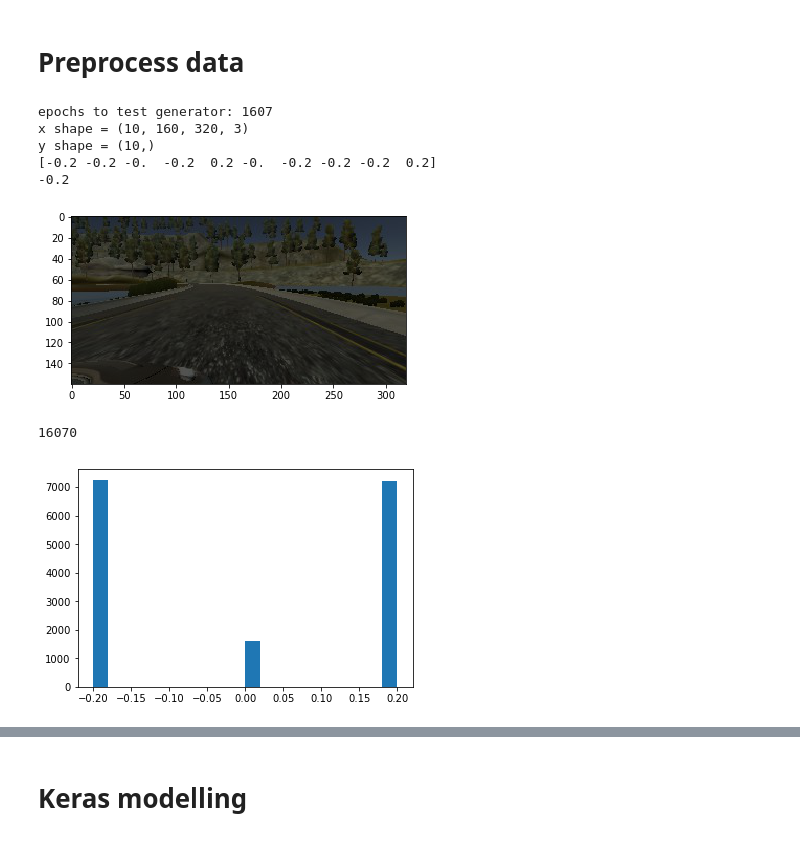
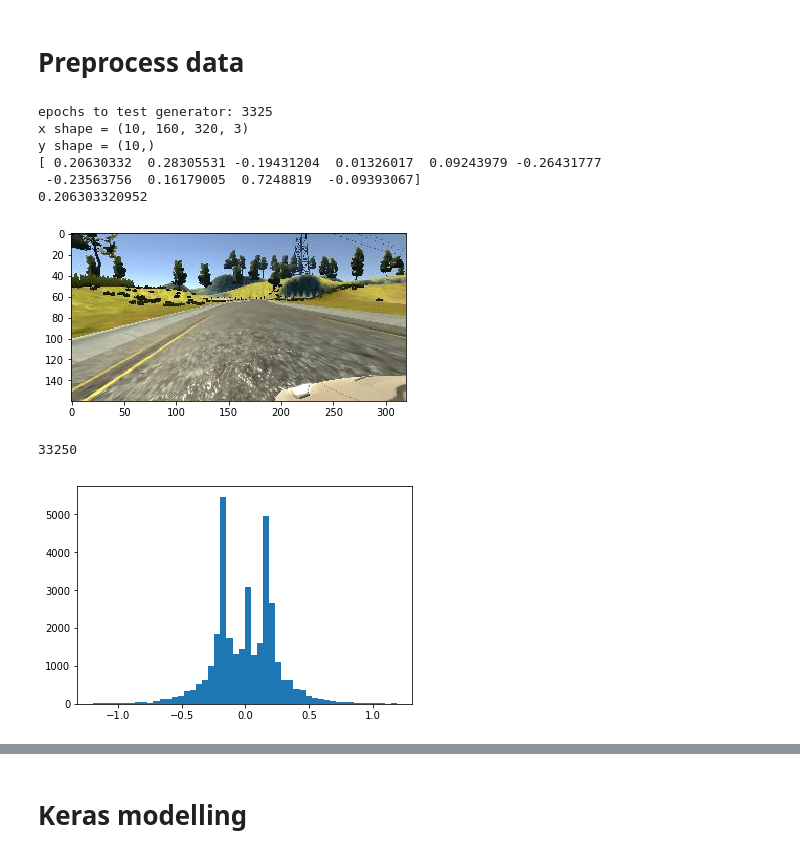
Before and after one commit to Sahanduiuc/udacity_sdcnd_project_3_behavioural_cloning, a Jupyter notebook: notebooks/04_model_data_grid_search.ipynb, the cells around one changed output, grey strips where cells are left out. Saved outputs shown, nothing was run; the diff lists cells and outputs as text; code cells hidden in the pictures.

```diff
--- a/notebooks/04_model_data_grid_search.ipynb
+++ b/notebooks/04_model_data_grid_search.ipynb
@@ -32,18 +34,17 @@ def data_generator(samples, shape, batch_size, correction, sensitivity,
             y = []
             for i, sample in enumerate(batch_samples):
                 # get steering angle
-                angle = float(line[4])
+                angle = float(sample[3])
 
                 # camera selection
                 #  -> drop near-0 angle data with probability
                 #  -> [0, 1, 2] = [center, left, right]
-                if abs(angle) < angle_threshold and np.random.random() < 0.7:
+                if abs(angle) < angle_threshold and np.random.random() < 0.5: #0.7
                     camera = np.random.choice([1, 2])
                 else:
                     camera = np.random.choice([0, 1, 2])
 
-                adjustment = np.random.uniform(correction-sensitivity,
-                                                   correction+sensitivity)
+                adjustment = np.random.uniform(correction-sensitivity, correction)
 
                 # adjust angle if needed
                 # -> factors[0, 1, -1] = [center, left, right]
@@ -99,38 +100,40 @@ def test_gen():
     test_generator = data_generator(
         samples,
         shape=(160,320,3),
         batch_size=test_gen_batch_size,
         correction=0.2,
-        sensitivity=0.0,
+        sensitivity=0.05,
         angle_threshold=0.85)
 
+    plt.ion()
     angles = []
     for i in tqdm_notebook(range(test_gen_epochs)):
         X_gen_batch, y_gen_batch = next(test_generator)
 
         # ensure images are coming through properly
         if i == 1:
             print('x shape = {}\ny shape = {}'.format(X_gen_batch.shape, y_gen_batch.shape))
             print(y_gen_batch)
             print(y_gen_batch[0])
             plt.imshow(X_gen_batch[0])
             plt.show()
 
         # keep angles, will review in histogram to see distribution
         angles.extend(y_gen_batch)
 
     print(len(angles))
-    plt.hist(angles, bins=20)
+    plt.hist(angles, bins=50)
     plt.show()
 
 
 %time test_gen()
 # %% [output]
-epochs to test generator: 1607
+epochs to test generator: 3325
 x shape = (10, 160, 320, 3)
 y shape = (10,)
-[-0.2 -0.2 -0.  -0.2  0.2 -0.  -0.2 -0.2 -0.2  0.2]
--0.2
+[ 0.20630332  0.28305531 -0.19431204  0.01326017  0.09243979 -0.26431777
+ -0.23563756  0.16179005  0.7248819  -0.09393067]
+0.206303320952
-[figure, old version]
+[figure, new version]
-16070
+33250
-[figure, old version]
+[figure, new version]
```
Also changed, not shown: parts of 6 cells of this notebook.
